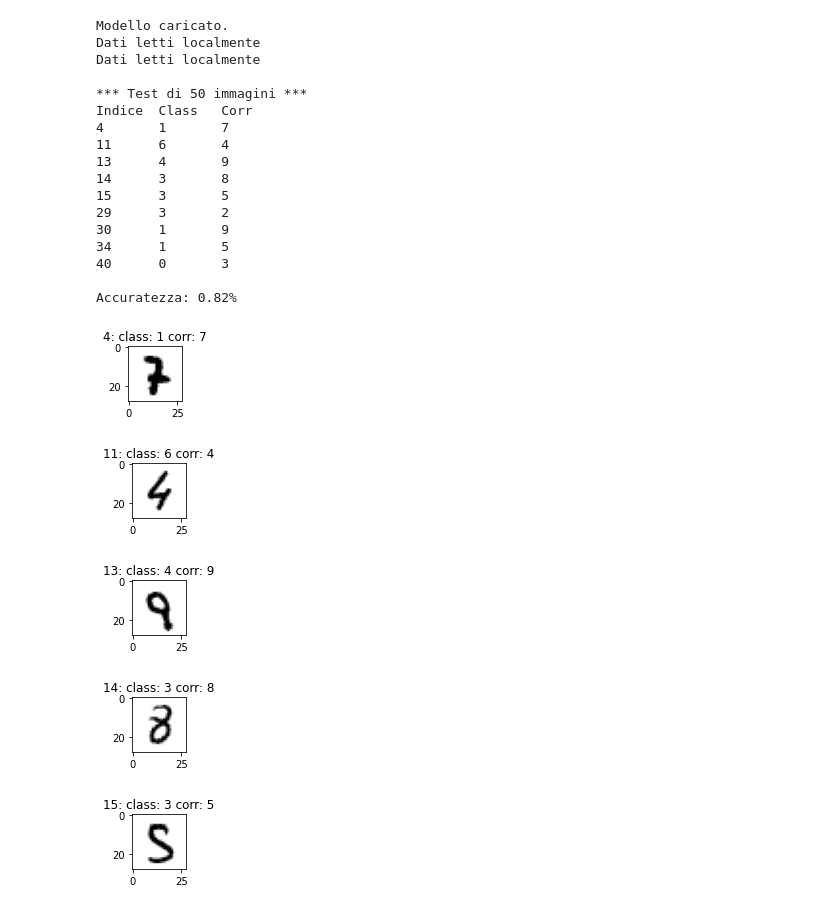
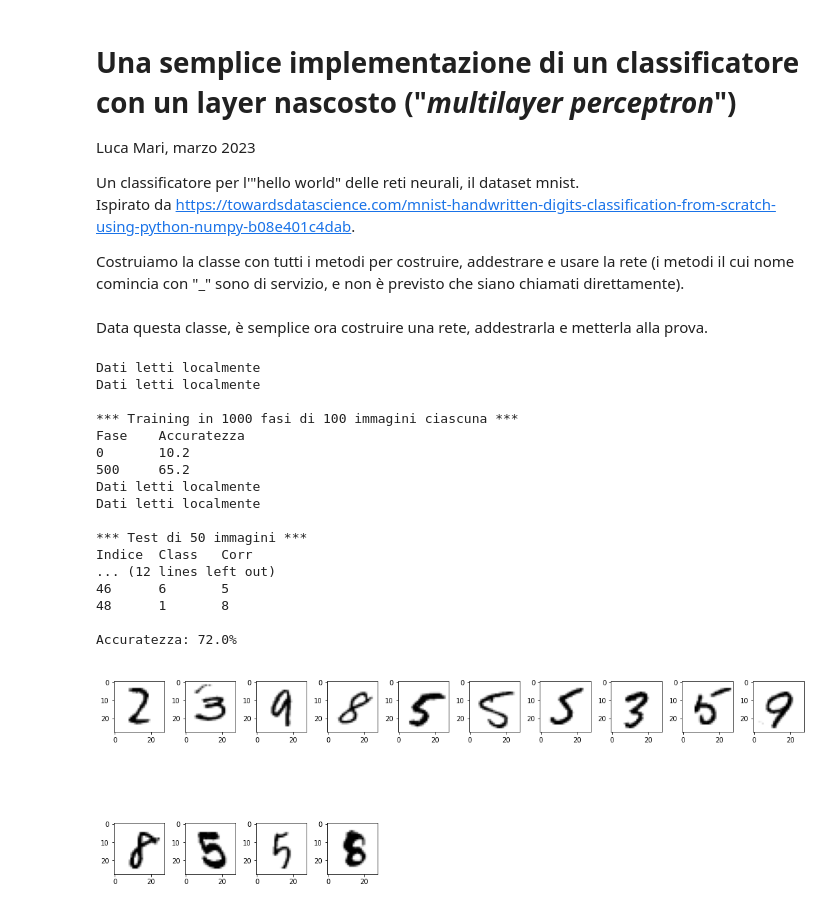
Before and after one commit to lmari/nn, a Jupyter notebook: mperceptron/mperceptron.ipynb, the cells around one changed output. Saved outputs shown, nothing was run; the diff lists cells and outputs as text; code cells hidden in the pictures.

```diff
--- a/mperceptron/mperceptron.ipynb
+++ b/mperceptron/mperceptron.ipynb
@@ -4,3 +1,11 @@ Luca Mari, marzo 2023
+# %% [markdown]
+# Una semplice implementazione di un classificatore con un layer nascosto ("_multilayer perceptron_")
+Luca Mari, marzo 2023
+
+Un classificatore per l'"hello world" delle reti neurali, il dataset mnist.
+Ispirato da https://towardsdatascience.com/mnist-handwritten-digits-classification-from-scratch-using-python-numpy-b08e401c4dab.
+
+Costruiamo la classe con tutti i metodi per costruire, addestrare e usare la rete (i metodi il cui nome comincia con "_" sono di servizio, e non è previsto che siano chiamati direttamente).
 # %%
 import numpy as np
 import matplotlib.pyplot as plt
@@ -30,7 +35,7 @@ class MPerceptron:
             self.c12 -= lr * update_l2
             if log and i % 500 == 0:
                 classified = self.classify(data_val)
-                print(f'{i}\t{self.eval_accuracy(classified):.3f}')
+                print(f'{i}\t{self.eval_accuracy(classified):.1f}')
         if save: self.save(force=True, log=log)
 
     def test(self, size:int=10, predictable:bool=False, log:bool=True):
@@ -38,14 +43,14 @@ class MPerceptron:
         if log: print(f'\n*** Test di {size} immagini ***\nIndice\tClass\tCorr')
         x, y = self._sample(self.x_test, self.y_test, size=size, predictable=predictable)
         classified = self.classify(x)
-        accuracy = (classified == y).mean()
+        accuracy = 100 * (classified == y).mean()
         wrong_indexes, wrong_classes = [], []
         for i in range(size):
             if classified[i] != y[i]:
                 wrong_indexes.append(i)
                 wrong_classes.append(classified[i])
                 if log: print(f'{i}\t{classified[i]}\t{y[i]}')
-        if log: print(f'\nAccuratezza: {accuracy}%')
+        if log: print(f'\nAccuratezza: {accuracy:.1f}%')
         return x, y, wrong_indexes, wrong_classes, accuracy
 
     def classify(self, x): # use the trained net to classify
@@ -54,7 +59,7 @@ class MPerceptron:
         return np.argmax(self._softmax(x_l2), axis=1)
 
     def eval_accuracy(self, data):
-        return (data == self.y_train).mean()
+        return 100 * (data == self.y_train).mean()
 
     def get_training_set(self, log:bool=True): # get the dataset
         self.x_train = self._fetch(os.path.join(web_path, 'train-images-idx3-ubyte.gz'), 'x_train', log)[0x10:].reshape((-1, 28, 28))
@@ -83,18 +88,15 @@ class MPerceptron:
         if len(wrong_indexes) == 0:
             print('Nulla da mostrare...')
             return
+        plt.figure(figsize=(15, 15))
         if len(wrong_indexes) > max_show: wrong_indexes = wrong_indexes[:max_show]
         for i, j in enumerate(wrong_indexes):
-            plt.figure(i, facecolor='w')
-            plt.title(f'{j}: class: {wrong_classes[i]} corr: {y[j]}')
-            self._show_char(x[j])
+            array = x[j].reshape((28, 28))
+            ax = plt.subplot(5, 10, i+1)
+            ax.set_title(f'{j}: {wrong_classes[i]} -> {y[j]}', {'color':'w'})
+            ax.imshow(array, cmap='gray_r')
+        plt.tight_layout()
 
-
-    def _show_char(self, array): # display the picture of the character in the specified array
-        array = array.reshape((28, 28))
-        #print(np.array2string(array, formatter={'int':lambda x: '*' if x > 0 else ' '}))
-        plt.rcParams["figure.figsize"] = [1.00, 1.00]
-        plt.imshow(array, cmap='gray_r')
 
     def _fetch(self, url:str, name:str, log:bool=True): # get data
         fp = os.path.join(path, name)
@@ -149,33 +151,29 @@ class MPerceptron:
         error = (self.c12.dot(error.T)).T * self._d_sigmoid(x_l1)
         update_l1 = x.T @ error
         return out, update_l1, update_l2
+# %% [markdown]
+Data questa classe, è semplice ora costruire una rete, addestrarla e metterla alla prova.
 # %%
-mperceptron = MPerceptron(load_pretrained=True)
-# mperceptron.get_training_set()
-# mperceptron.train(save=True)
-# mperceptron.get_test_set()
+mperceptron = MPerceptron(load_pretrained=False)
+mperceptron.train(epochs=1000, size=100, save=False)
 x, y, wi, wc, a = mperceptron.test(size=50)
-mperceptron.show_wrongly_classified(x, y, wi, wc, max_show=5)
+mperceptron.show_wrongly_classified(x, y, wi, wc, max_show=30)
 # %% [output]
-Modello caricato.
+Dati letti localmente
+Dati letti localmente
+
+*** Training in 1000 fasi di 100 immagini ciascuna ***
+Fase    Accuratezza
+0       10.2
+500     65.2
 Dati letti localmente
 Dati letti localmente
 
 *** Test di 50 immagini ***
 Indice  Class   Corr
-4       1       7
-11      6       4
-13      4       9
-14      3       8
-15      3       5
-29      3       2
-30      1       9
-34      1       5
-40      0       3
+... (12 lines left out)
+46      6       5
+48      1       8
 
-Accuratezza: 0.82%
+Accuratezza: 72.0%
-[figure, old version]
+[figure, new version]
-[figure, removed]
-[figure, removed]
-[figure, removed]
-[figure, removed]
```
Also changed, not shown: parts of 1 cell of this notebook.
